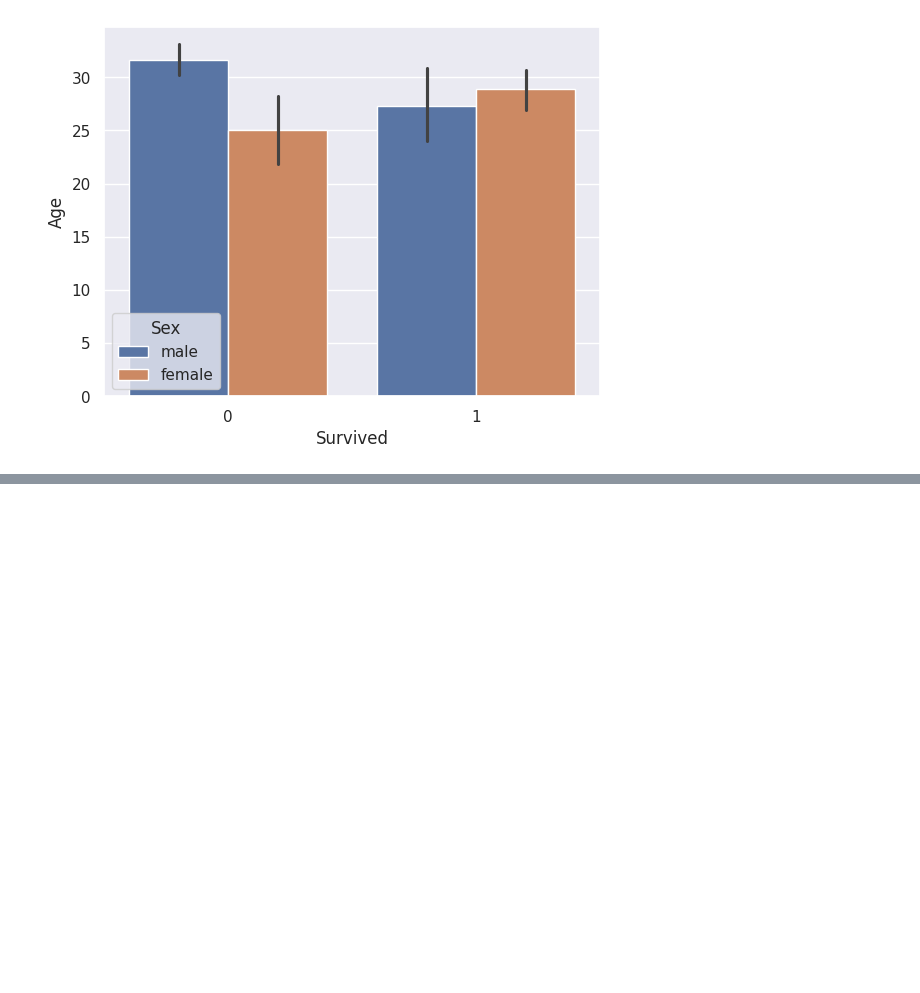
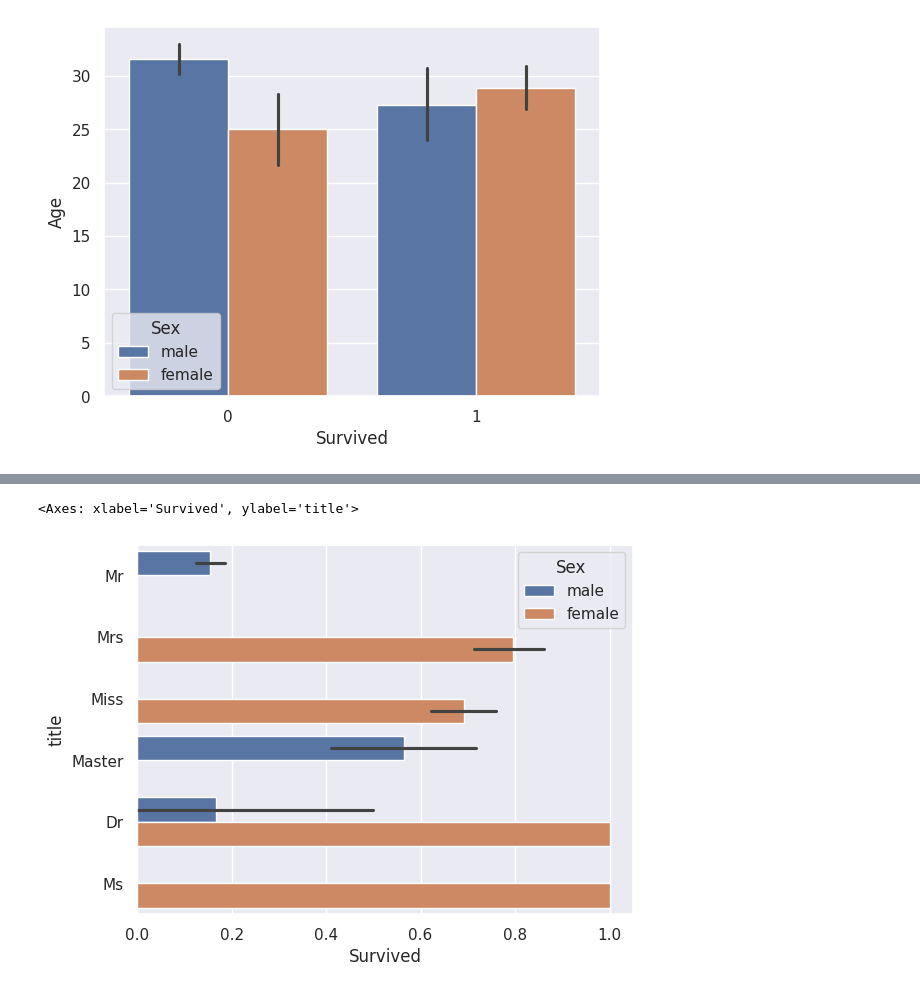
Before and after one commit to codex-zubair/titanic-scenarios-data-analyse, a Jupyter notebook: titanic.ipynb, the cells around one changed output, grey strips where cells are left out. Drawn from its saved outputs; the diff is of its cells as text; code cells hidden in the pictures; blank space fills up the shorter version.

```diff
--- a/titanic.ipynb
+++ b/titanic.ipynb
@@ -221,0 +245,11 @@ sns.barplot(x='Survived', y='AgeGroup', hue='Sex', data=data)
+# %%
+titles_to_keep = ['Dr', 'Misses', 'Miss', 'Mrs', 'Ms', 'Mr', 'Master']
+
+# Create a regular expression pattern to match the specified titles
+pattern = '|'.join(titles_to_keep)
+
+# Use the pattern to filter and create a new 'CleanedTitle' column
+data['title'] = data['title'].str.extract(f'({pattern})', expand=False)
+
+# Display the cleaned 'CleanedTitle' column
+print(data['title'])
@@ -221,0 +287,6 @@ sns.barplot(x='Survived', y='AgeGroup', hue='Sex', data=data)
+# %%
+
+sns.barplot(x='Survived', y='title', hue='Sex', data=data)
+# %% [output]
+<Axes: xlabel='Survived', ylabel='title'>
+[figure, added]
```
Also changed, not shown: parts of 11 cells of this notebook.
